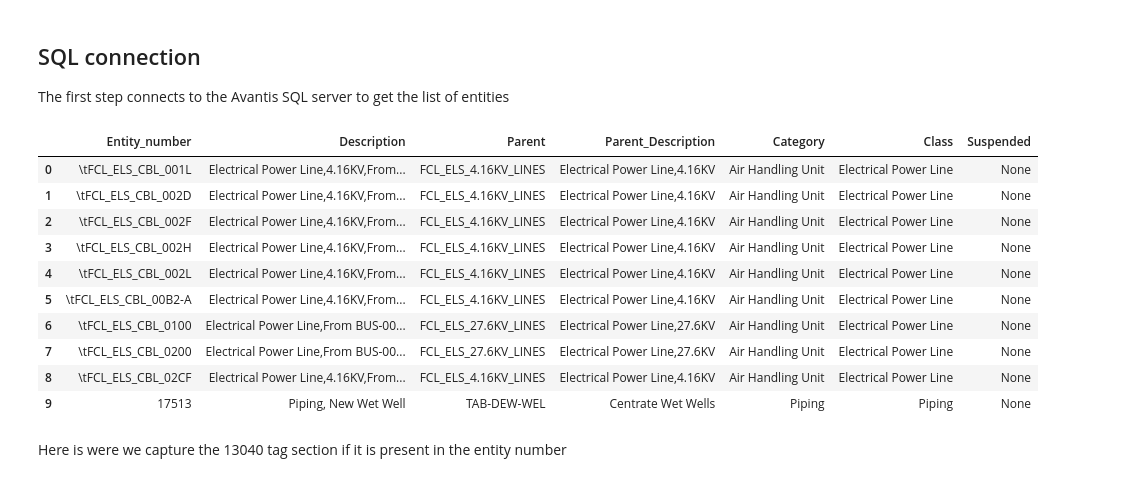
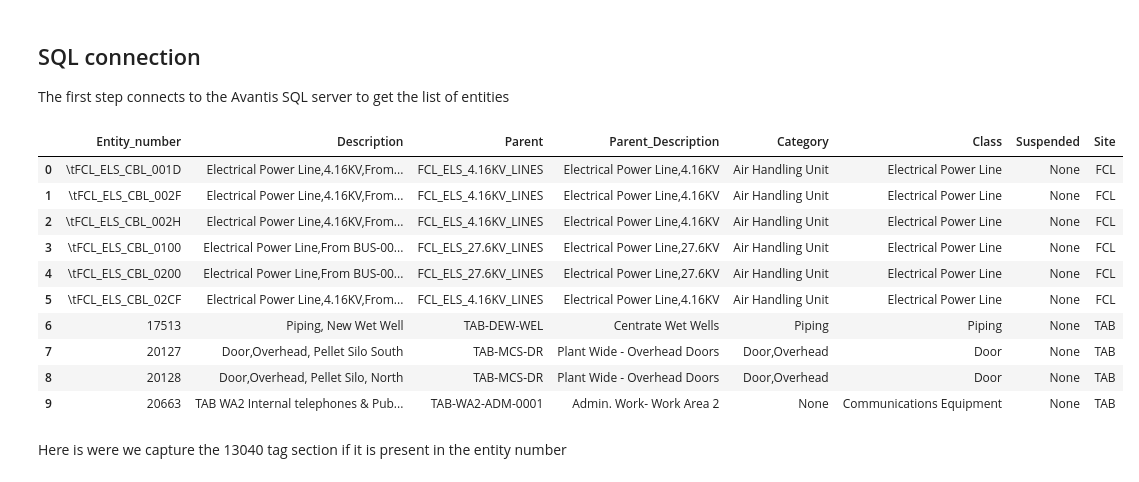
Before and after one commit to TW-ASMP/TWONTO, a Jupyter notebook: Avantis Mapping/Avantis Mapping Instructions.ipynb, the cells around one changed output. Cells and saved outputs as stored; diff of their text form; code cells hidden in the pictures.

```diff
--- a/Avantis Mapping/Avantis Mapping Instructions.ipynb
+++ b/Avantis Mapping/Avantis Mapping Instructions.ipynb
@@ -16,45 +16,47 @@ import seaborn as sns
 import numpy as np
 
 connect = 'DSN=Avantis6-P;UID='+ os.environ['Avantis_User'] + ';PWD=' + os.environ['Avantis_Pass']
 connection_url = URL.create("mssql+pyodbc", query={"odbc_connect": connect})
 
 engine = create_engine(connection_url)
 
 SQL1 = """SELECT Distinct MAINTENT.id as [Entity_number],
 [MAINTENT].[aenm] as [Description],
 MAINTENT2.id as [Parent],
 MAINTENT2.aenm as [Parent_Description],
 [contname] as [Category],
 [entclsid] as [Class],
-SUSPEND.suspoi as [Suspended]
+SUSPEND.suspoi as [Suspended],
+SITE.id as [Site]
 
 FROM  [AvantisP].[mc].[MAINTENT]
 	  Left Join [AvantisP].[mc].[ENTCLASS] on MAINTENT.entclsref_oi = ENTCLASS.entcloi
 	  Left Join [AvantisP].[mc].CATVAL ON MAINTENT.cat1_oi = CATVAL.cvoi
 	  Left Join MC.SUSPEND ON MAINTENT.susp_oi = SUSPEND.suspoi
 	  Left Join MC.MELINK ON MAINTENT.mtnoi = MELINK.mtnchild_oi
 	  Left Join MC.MAINTENT MAINTENT2 ON MELINK.mtnparn_oi = MAINTENT2.mtnoi
+      LEFT OUTER JOIN MC.SITE ON MAINTENT.beparn_oi = SITE.siteoi
 WHERE
     (SUSPEND.audt_updted_dttm <= '1900-01-01 23:59:59' OR SUSPEND.audt_updted_dttm IS NULL) AND
     (MAINTENT.okcost = 1)
 """
 
 
 df = pd.read_sql(SQL1,engine)
 df = df[df['Entity_number'].values != None]
 df.head(10)
 # %% [output]
-|  | Entity_number | Description | Parent | Parent_Description | Category | Class | Suspended |
-| 0 | \tFCL_ELS_CBL_001L | Electrical Power Line,4.16KV,From... | FCL_ELS_4.16KV_LINES | Electrical Power Line,4.16KV | Air Handling Unit | Electrical Power Line | None |
-| 1 | \tFCL_ELS_CBL_002D | Electrical Power Line,4.16KV,From... | FCL_ELS_4.16KV_LINES | Electrical Power Line,4.16KV | Air Handling Unit | Electrical Power Line | None |
-| 2 | \tFCL_ELS_CBL_002F | Electrical Power Line,4.16KV,From... | FCL_ELS_4.16KV_LINES | Electrical Power Line,4.16KV | Air Handling Unit | Electrical Power Line | None |
-| 3 | \tFCL_ELS_CBL_002H | Electrical Power Line,4.16KV,From... | FCL_ELS_4.16KV_LINES | Electrical Power Line,4.16KV | Air Handling Unit | Electrical Power Line | None |
-| 4 | \tFCL_ELS_CBL_002L | Electrical Power Line,4.16KV,From... | FCL_ELS_4.16KV_LINES | Electrical Power Line,4.16KV | Air Handling Unit | Electrical Power Line | None |
-| 5 | \tFCL_ELS_CBL_00B2-A | Electrical Power Line,4.16KV,From... | FCL_ELS_4.16KV_LINES | Electrical Power Line,4.16KV | Air Handling Unit | Electrical Power Line | None |
-| 6 | \tFCL_ELS_CBL_0100 | Electrical Power Line,From BUS-00... | FCL_ELS_27.6KV_LINES | Electrical Power Line,27.6KV | Air Handling Unit | Electrical Power Line | None |
-| 7 | \tFCL_ELS_CBL_0200 | Electrical Power Line,From BUS-00... | FCL_ELS_27.6KV_LINES | Electrical Power Line,27.6KV | Air Handling Unit | Electrical Power Line | None |
-| 8 | \tFCL_ELS_CBL_02CF | Electrical Power Line,4.16KV,From... | FCL_ELS_4.16KV_LINES | Electrical Power Line,4.16KV | Air Handling Unit | Electrical Power Line | None |
-| 9 | 17513 | Piping, New Wet Well | TAB-DEW-WEL | Centrate Wet Wells | Piping | Piping | None |
+|  | Entity_number | Description | Parent | Parent_Description | Category | Class | Suspended | Site |
+| 0 | \tFCL_ELS_CBL_001D | Electrical Power Line,4.16KV,From... | FCL_ELS_4.16KV_LINES | Electrical Power Line,4.16KV | Air Handling Unit | Electrical Power Line | None | FCL |
+| 1 | \tFCL_ELS_CBL_002F | Electrical Power Line,4.16KV,From... | FCL_ELS_4.16KV_LINES | Electrical Power Line,4.16KV | Air Handling Unit | Electrical Power Line | None | FCL |
+| 2 | \tFCL_ELS_CBL_002H | Electrical Power Line,4.16KV,From... | FCL_ELS_4.16KV_LINES | Electrical Power Line,4.16KV | Air Handling Unit | Electrical Power Line | None | FCL |
+| 3 | \tFCL_ELS_CBL_0100 | Electrical Power Line,From BUS-00... | FCL_ELS_27.6KV_LINES | Electrical Power Line,27.6KV | Air Handling Unit | Electrical Power Line | None | FCL |
+| 4 | \tFCL_ELS_CBL_0200 | Electrical Power Line,From BUS-00... | FCL_ELS_27.6KV_LINES | Electrical Power Line,27.6KV | Air Handling Unit | Electrical Power Line | None | FCL |
+| 5 | \tFCL_ELS_CBL_02CF | Electrical Power Line,4.16KV,From... | FCL_ELS_4.16KV_LINES | Electrical Power Line,4.16KV | Air Handling Unit | Electrical Power Line | None | FCL |
+| 6 | 17513 | Piping, New Wet Well | TAB-DEW-WEL | Centrate Wet Wells | Piping | Piping | None | TAB |
+| 7 | 20127 | Door,Overhead, Pellet Silo South | TAB-MCS-DR | Plant Wide - Overhead Doors | Door,Overhead | Door | None | TAB |
+| 8 | 20128 | Door,Overhead, Pellet Silo, North | TAB-MCS-DR | Plant Wide - Overhead Doors | Door,Overhead | Door | None | TAB |
+| 9 | 20663 | TAB WA2 Internal telephones & Pub... | TAB-WA2-ADM-0001 | Admin. Work- Work Area 2 | None | Communications Equipment | None | TAB |
 # %% [markdown]
 Here is were we capture the 13040 tag section if it is present in the entity number
 # %%
```
Also changed, not shown: parts of 9 cells of this notebook, 5 other files.
